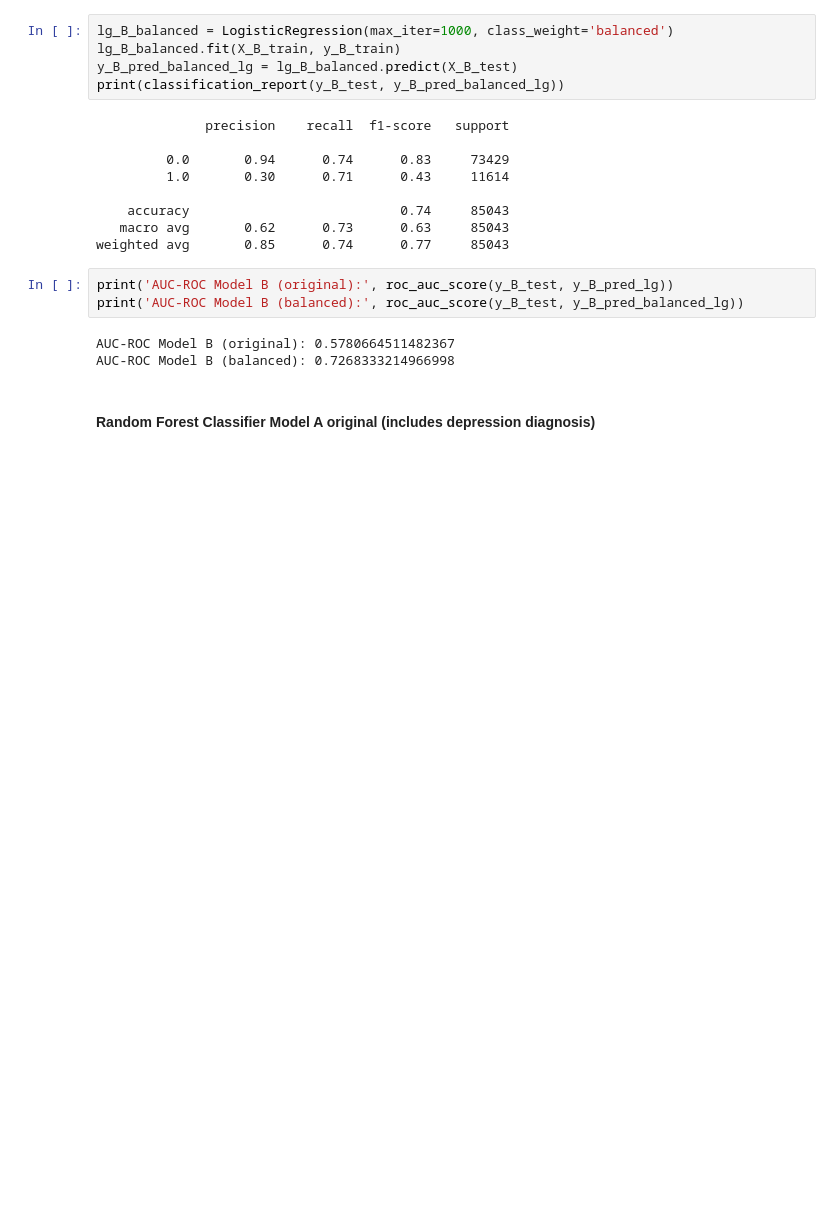
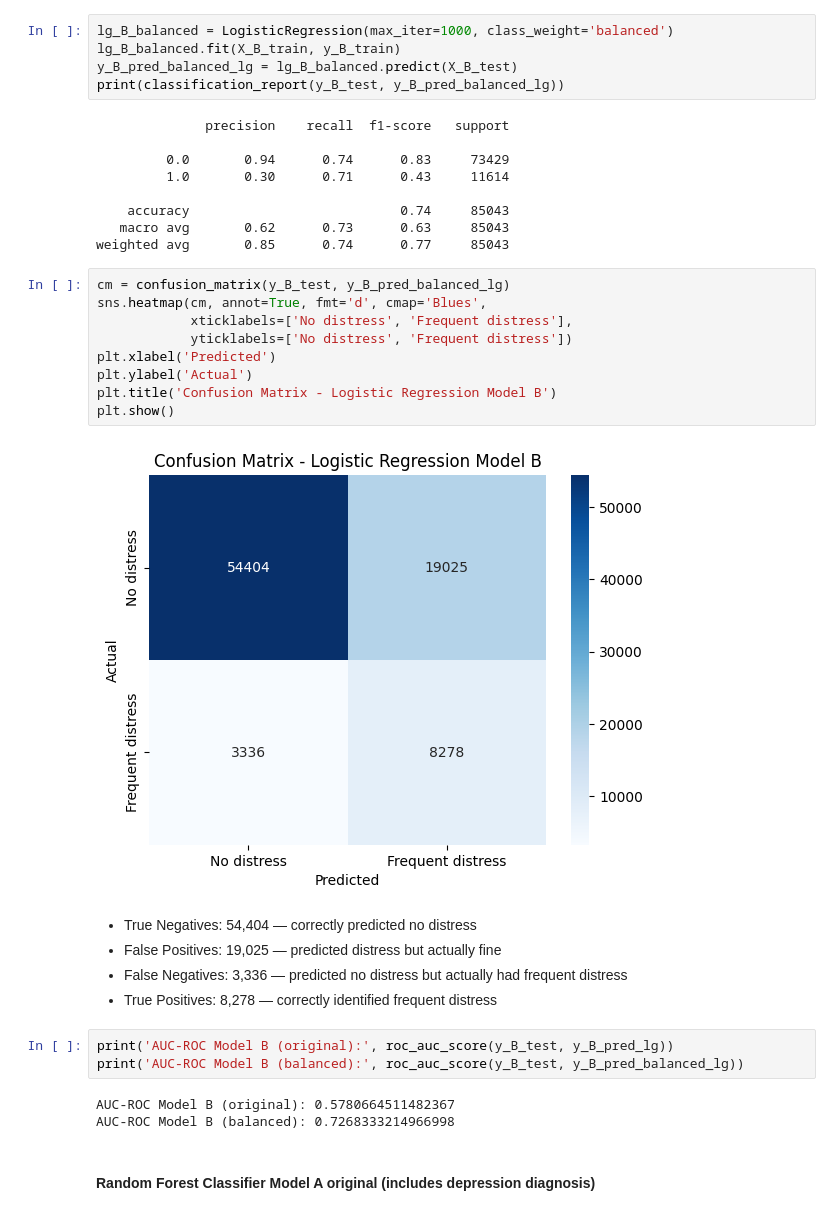
Before and after one commit to amanda712/healthcare-ds-portfolio, a Jupyter notebook: brfss-mental-health/05_modeling_classification.ipynb, the cells around one changed output. Drawn from its saved outputs; the diff is of its cells as text; blank space fills up the shorter version.

```diff
--- a/brfss-mental-health/05_modeling_classification.ipynb
+++ b/brfss-mental-health/05_modeling_classification.ipynb
@@ -177,6 +194,22 @@ print(classification_report(y_B_test, y_B_pred_balanced_lg))
     accuracy                           0.74     85043
    macro avg       0.62      0.73      0.63     85043
 weighted avg       0.85      0.74      0.77     85043
+# %%
+cm = confusion_matrix(y_B_test, y_B_pred_balanced_lg)
+sns.heatmap(cm, annot=True, fmt='d', cmap='Blues',
+            xticklabels=['No distress', 'Frequent distress'],
+            yticklabels=['No distress', 'Frequent distress'])
+plt.xlabel('Predicted')
+plt.ylabel('Actual')
+plt.title('Confusion Matrix - Logistic Regression Model B')
+plt.show()
+# %% [output]
+[figure, added]
+# %% [markdown]
+* True Negatives: 54,404 — correctly predicted no distress
+* False Positives: 19,025 — predicted distress but actually fine
+* False Negatives: 3,336 — predicted no distress but actually had frequent distress
+* True Positives: 8,278 — correctly identified frequent distress
 # %%
 print('AUC-ROC Model B (original):', roc_auc_score(y_B_test, y_B_pred_lg))
 print('AUC-ROC Model B (balanced):', roc_auc_score(y_B_test, y_B_pred_balanced_lg))
```
Also changed, not shown: parts of 5 cells of this notebook, 6 other files.
